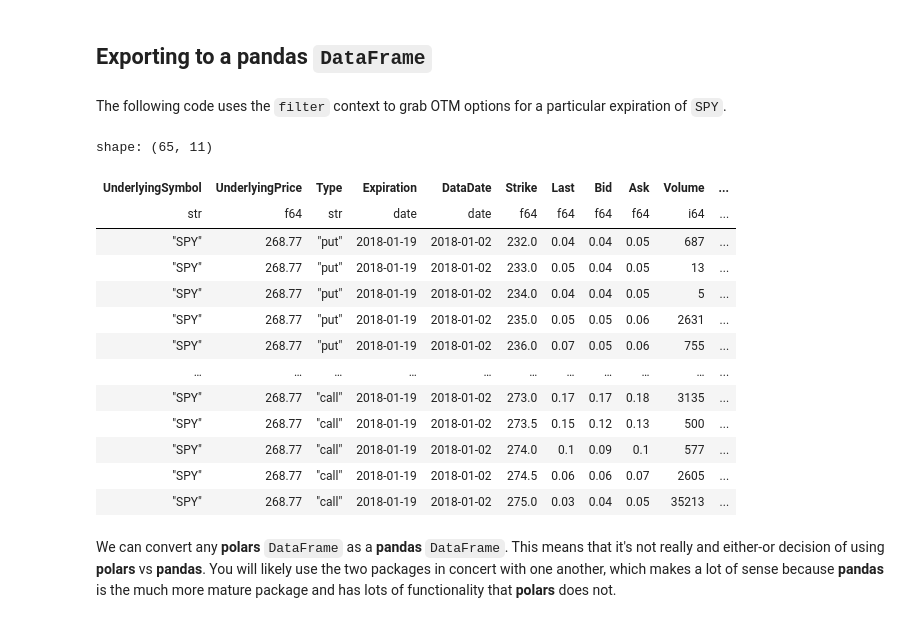
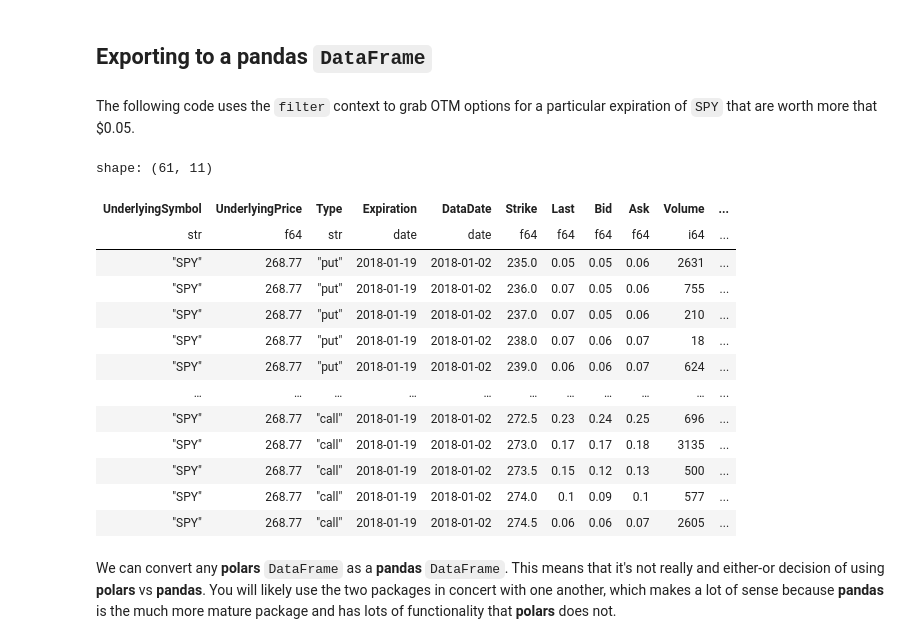
Before and after one commit to pritamdalal/big_data_fm5323, a Jupyter notebook: 01_polars_introduction.ipynb, the cells around one changed output. Cells and saved outputs as stored; diff of their text form; code cells hidden in the pictures.

```diff
--- a/01_polars_introduction.ipynb
+++ b/01_polars_introduction.ipynb
@@ -326,30 +326,30 @@ shape: (967_200, 11)
 # %% [markdown]
 ## Exporting to a **pandas** `DataFrame`
 # %% [markdown]
-The following code uses the `filter` context to grab OTM options for a particular expiration of `SPY`.
+The following code uses the `filter` context to grab OTM options for a particular expiration of `SPY` that are worth more that $0.05.
 # %%
 df_delta_neutral.filter(
     pl.col("UnderlyingSymbol") == "SPY",
     pl.col("DataDate") == datetime(2018, 1, 2),
     pl.col("Expiration") == datetime(2018, 1, 19),
     (pl.col("Type") == "call") & (pl.col("Strike") >= pl.col("UnderlyingPrice")) | (pl.col("Type") == "put") & (pl.col("Strike") < pl.col("UnderlyingPrice")),
-    (pl.col("Bid") + pl.col("Ask") / 2) > 0.05
+    ((pl.col("Bid") + pl.col("Ask")) / 2) > 0.05
 )
 # %% [output]
-shape: (65, 11)
+shape: (61, 11)
 | UnderlyingSymbol | UnderlyingPrice | Type | Expiration | DataDate | Strike | Last | Bid | Ask | Volume | ... |
 | str | f64 | str | date | date | f64 | f64 | f64 | f64 | i64 | ... |
-| "SPY" | 268.77 | "put" | 2018-01-19 | 2018-01-02 | 232.0 | 0.04 | 0.04 | 0.05 | 687 | ... |
-| "SPY" | 268.77 | "put" | 2018-01-19 | 2018-01-02 | 233.0 | 0.05 | 0.04 | 0.05 | 13 | ... |
-| "SPY" | 268.77 | "put" | 2018-01-19 | 2018-01-02 | 234.0 | 0.04 | 0.04 | 0.05 | 5 | ... |
 | "SPY" | 268.77 | "put" | 2018-01-19 | 2018-01-02 | 235.0 | 0.05 | 0.05 | 0.06 | 2631 | ... |
 | "SPY" | 268.77 | "put" | 2018-01-19 | 2018-01-02 | 236.0 | 0.07 | 0.05 | 0.06 | 755 | ... |
+| "SPY" | 268.77 | "put" | 2018-01-19 | 2018-01-02 | 237.0 | 0.07 | 0.05 | 0.06 | 210 | ... |
+| "SPY" | 268.77 | "put" | 2018-01-19 | 2018-01-02 | 238.0 | 0.07 | 0.06 | 0.07 | 18 | ... |
+| "SPY" | 268.77 | "put" | 2018-01-19 | 2018-01-02 | 239.0 | 0.06 | 0.06 | 0.07 | 624 | ... |
 | … | … | … | … | … | … | … | … | … | … | ... |
+| "SPY" | 268.77 | "call" | 2018-01-19 | 2018-01-02 | 272.5 | 0.23 | 0.24 | 0.25 | 696 | ... |
 | "SPY" | 268.77 | "call" | 2018-01-19 | 2018-01-02 | 273.0 | 0.17 | 0.17 | 0.18 | 3135 | ... |
 | "SPY" | 268.77 | "call" | 2018-01-19 | 2018-01-02 | 273.5 | 0.15 | 0.12 | 0.13 | 500 | ... |
 | "SPY" | 268.77 | "call" | 2018-01-19 | 2018-01-02 | 274.0 | 0.1 | 0.09 | 0.1 | 577 | ... |
 | "SPY" | 268.77 | "call" | 2018-01-19 | 2018-01-02 | 274.5 | 0.06 | 0.06 | 0.07 | 2605 | ... |
-| "SPY" | 268.77 | "call" | 2018-01-19 | 2018-01-02 | 275.0 | 0.03 | 0.04 | 0.05 | 35213 | ... |
 # %% [markdown]
 We can convert any **polars** `DataFrame` as a **pandas** `DataFrame`.  This means that it's not really and either-or decision of using **polars** vs **pandas**.  You will likely use the two packages in concert with one another, which makes a lot of sense because **pandas** is the much more mature package and has lots of functionality that **polars** does not.
 # %%
```
Also changed, not shown: parts of 16 cells of this notebook, 3 other files.
